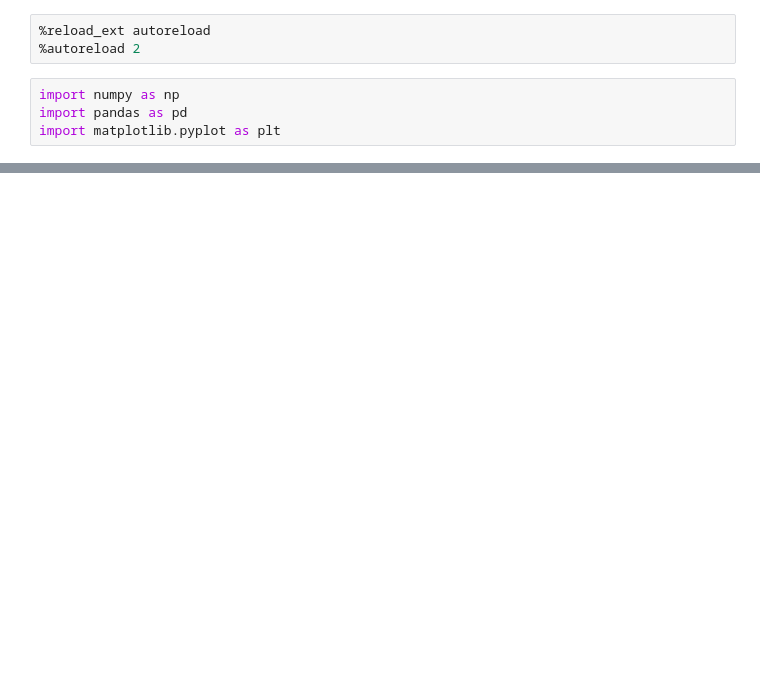
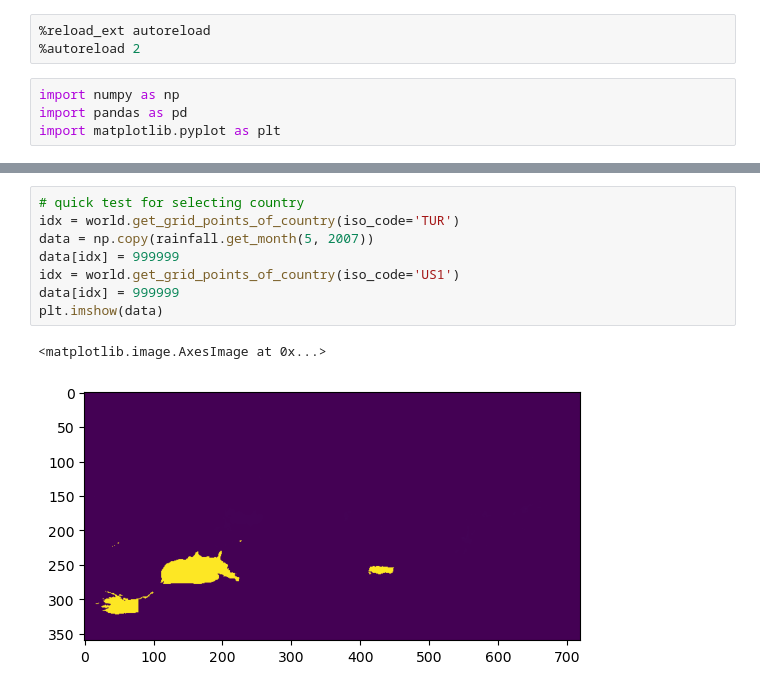
Before and after one commit to ebelchio12/nature-and-conflicts, a Jupyter notebook: EDA/rainfall/rainfall.ipynb, the cells around one changed output, grey strips where cells are left out. Drawn from its saved outputs; the diff is of its cells as text; blank space fills up the shorter version.

```diff
--- a/EDA/rainfall/rainfall.ipynb
+++ b/EDA/rainfall/rainfall.ipynb
@@ -19,0 +24,11 @@ plt.show()
+# %%
+# quick test for selecting country
+idx = world.get_grid_points_of_country(iso_code='TUR')
+data = np.copy(rainfall.get_month(5, 2007))
+data[idx] = 999999
+idx = world.get_grid_points_of_country(iso_code='US1')
+data[idx] = 999999
+plt.imshow(data)
+# %% [output]
+<matplotlib.image.AxesImage at 0x...>
+[figure, added]
```
Also changed, not shown: parts of 7 cells of this notebook, 1 other file.
